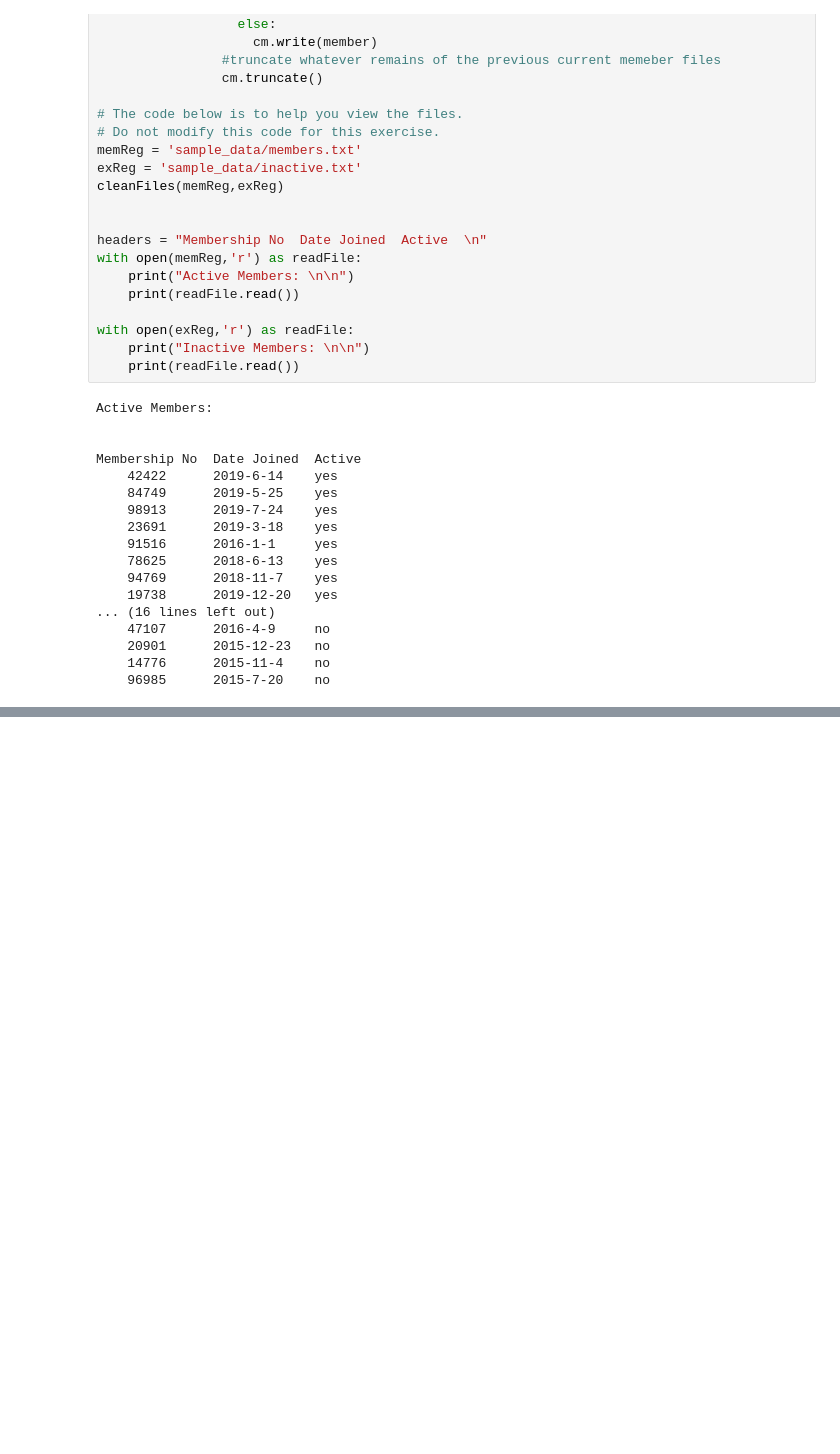
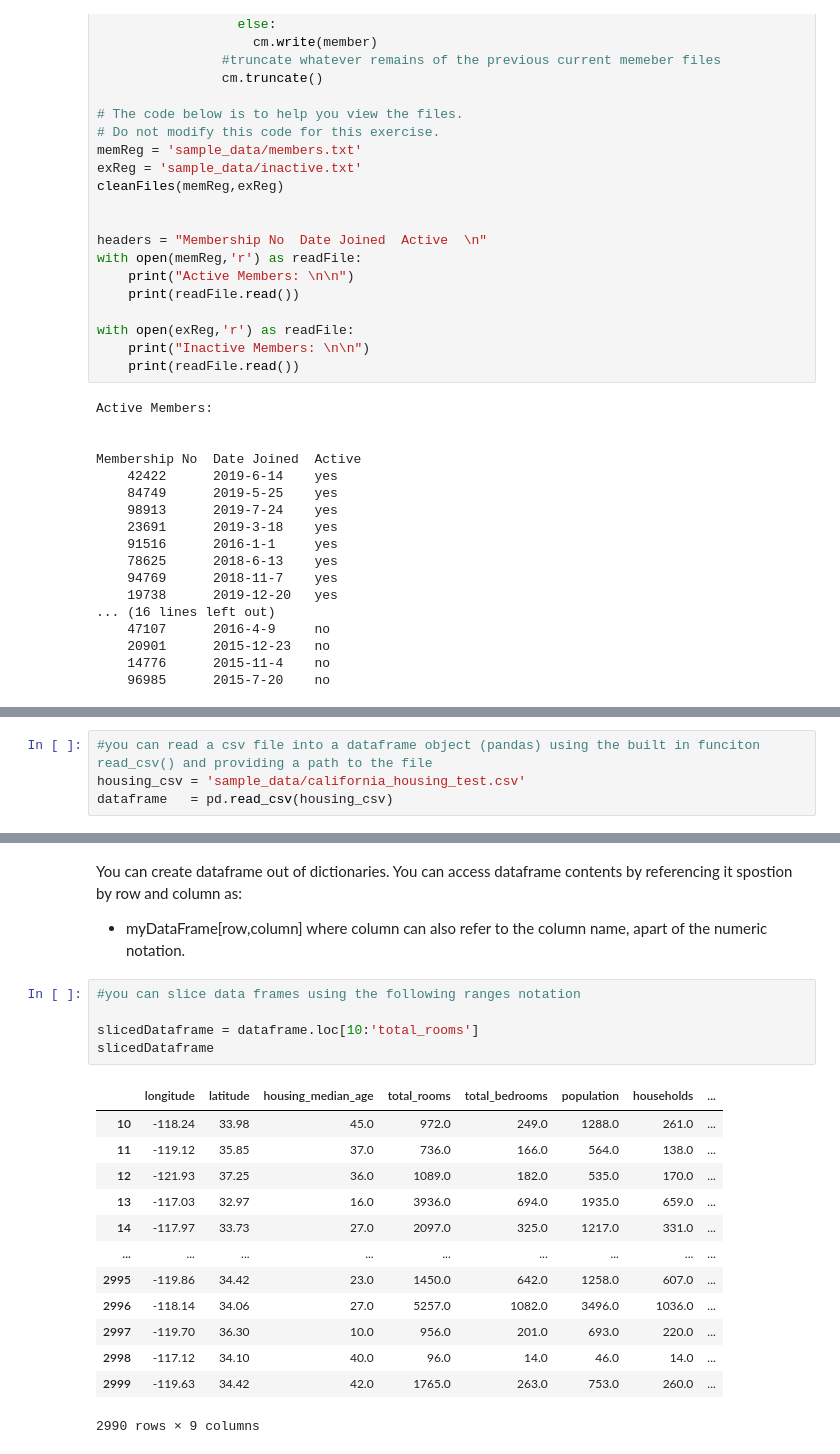
Before and after one commit to PosgradoMNA/actividades-de-aprendizaje-dsercam, a Jupyter notebook: Semana2_Actividad1_IBM.ipynb, the cells around one changed output, grey strips where cells are left out. Drawn from its saved outputs; the diff is of its cells as text; blank space fills up the shorter version.

Commit message:
Commit loading, working and saving data with pandas - notes

```diff
--- a/Semana2_Actividad1_IBM.ipynb
+++ b/Semana2_Actividad1_IBM.ipynb
@@ -584,0 +590,4 @@ Membership No  Date Joined  Active
+# %%
+#you can read a csv file into a dataframe object (pandas) using the built in funciton read_csv() and providing a path to the file
+housing_csv = 'sample_data/california_housing_test.csv'
+dataframe   = pd.read_csv(housing_csv)
@@ -584,0 +634,23 @@ Membership No  Date Joined  Active
+# %% [markdown]
+You can create dataframe out of dictionaries.
+You can access dataframe contents by referencing it spostion by row and column as:
+* myDataFrame[row,column] where column can also refer to the column name, apart of the numeric notation.
+# %%
+#you can slice data frames using the following ranges notation
+
+slicedDataframe = dataframe.loc[10:'total_rooms']
+slicedDataframe
+# %% [output]
+|  | longitude | latitude | housing_median_age | total_rooms | total_bedrooms | population | households | ... |
+| 10 | -118.24 | 33.98 | 45.0 | 972.0 | 249.0 | 1288.0 | 261.0 | ... |
+| 11 | -119.12 | 35.85 | 37.0 | 736.0 | 166.0 | 564.0 | 138.0 | ... |
+| 12 | -121.93 | 37.25 | 36.0 | 1089.0 | 182.0 | 535.0 | 170.0 | ... |
+| 13 | -117.03 | 32.97 | 16.0 | 3936.0 | 694.0 | 1935.0 | 659.0 | ... |
+| 14 | -117.97 | 33.73 | 27.0 | 2097.0 | 325.0 | 1217.0 | 331.0 | ... |
+| ... | ... | ... | ... | ... | ... | ... | ... | ... |
+| 2995 | -119.86 | 34.42 | 23.0 | 1450.0 | 642.0 | 1258.0 | 607.0 | ... |
+| 2996 | -118.14 | 34.06 | 27.0 | 5257.0 | 1082.0 | 3496.0 | 1036.0 | ... |
+| 2997 | -119.70 | 36.30 | 10.0 | 956.0 | 201.0 | 693.0 | 220.0 | ... |
+| 2998 | -117.12 | 34.10 | 40.0 | 96.0 | 14.0 | 46.0 | 14.0 | ... |
+| 2999 | -119.63 | 34.42 | 42.0 | 1765.0 | 263.0 | 753.0 | 260.0 | ... |
+2990 rows × 9 columns
```
Also changed, not shown: parts of 13 cells of this notebook.
